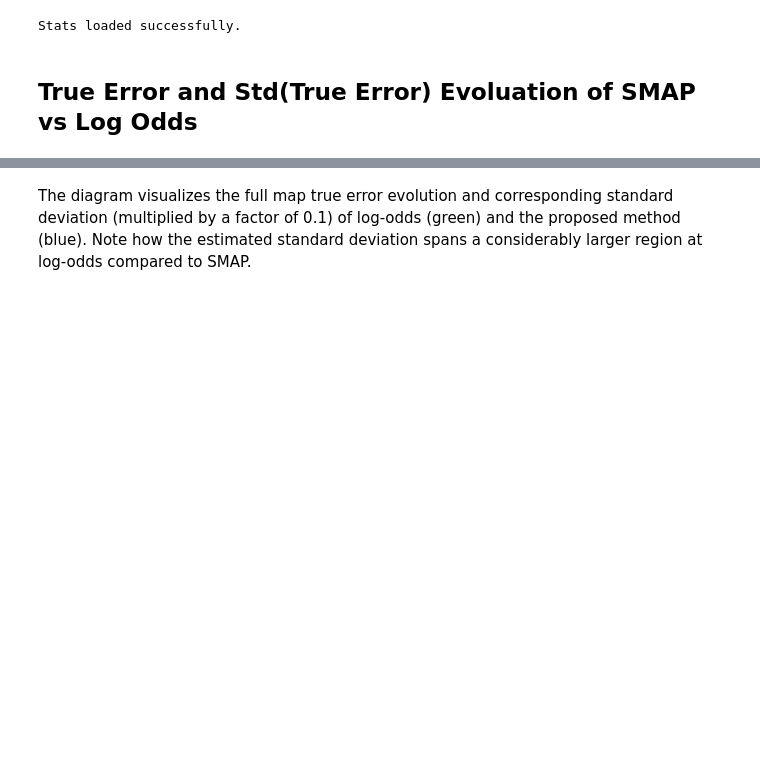
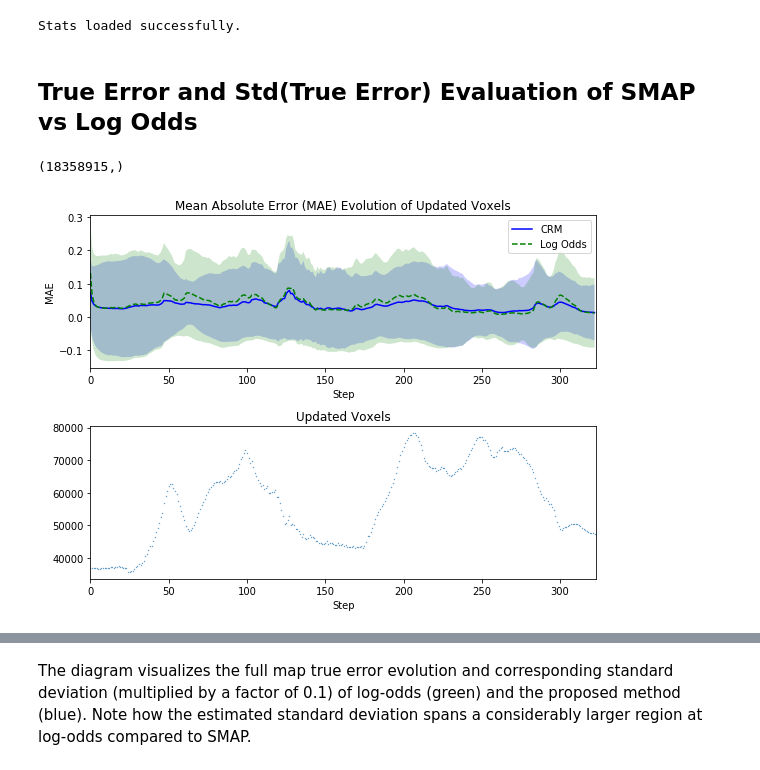
Before and after one commit to pnvyshnav/smap_PD, a Jupyter notebook: stats/Mapping Evaluation.ipynb, the cells around one changed output, grey strips where cells are left out. Drawn from its saved outputs; the diff is of its cells as text; code cells hidden in the pictures; blank space fills up the shorter version.

```diff
--- a/stats/Mapping Evaluation.ipynb
+++ b/stats/Mapping Evaluation.ipynb
@@ -33,6 +42,65 @@ else:
 # %% [output]
 Stats loaded successfully.
 # %% [markdown]
-## True Error and Std(True Error) Evoluation of SMAP vs Log Odds
+## True Error and Std(True Error) Evaluation of SMAP vs Log Odds
+# %%
+%matplotlib inline
+import numpy as np
+fig, (ax, ax2) = plt.subplots(2, 1, figsize=(8, 6))
+ax.set_title("Mean Absolute Error (MAE) Evolution of Updated Voxels")
+
+FACTOR = 0.01
+errBelief = np.abs(np.array(stats.errorCompleteUpdatedBelief))
+stdBelief = np.array(stats.stdCompleteUpdatedBelief)
+errLogOdds = np.abs(np.array(stats.errorCompleteUpdatedLogOdds))
+stdLogOdds = np.array(stats.stdCompleteUpdatedLogOdds)
+print errBelief.shape
+
+meanBelief = []
+minBelief = []
+maxBelief = []
+meanLogOdds = []
+minLogOdds = []
+maxLogOdds = []
+start = 0
+for step, updated in enumerate(stats.updatedVoxels):
+    if updated == 0:
+        meanBelief.append(np.nan)
+        minBelief.append(np.nan)
+        maxBelief.append(np.nan)
+        meanLogOdds.append(np.nan)
+        minLogOdds.append(np.nan)
+        maxLogOdds.append(np.nan)
+        continue
+    meanBelief.append(np.mean(errBelief[start:start+updated]))
+    minBelief.append(meanBelief[-1] - np.std(errBelief[start:start+updated])) #np.min(errBelief[start:start+updated]))
+    maxBelief.append(meanBelief[-1] + np.std(errBelief[start:start+updated])) #np.max(errBelief[start:start+updated]))
+    meanLogOdds.append(np.mean(errLogOdds[start:start+updated]))
+    minLogOdds.append(meanLogOdds[-1] - np.std(errLogOdds[start:start+updated])) #np.min(errLogOdds[start:start+updated]))
+    maxLogOdds.append(meanLogOdds[-1] + np.std(errLogOdds[start:start+updated])) #np.max(errLogOdds[start:start+updated]))
+    start += updated
+
+x = list(range(len(meanBelief)))
+ax.fill_between(x, minBelief, maxBelief,
+    alpha=0.2, facecolor='b', edgecolor='none', antialiased=True)
+ax.fill_between(x, minLogOdds, maxLogOdds,
+    alpha=0.2, facecolor='g', edgecolor='none', antialiased=True)
+ax.plot(meanBelief, label="CRM", color='b')
+ax.plot(meanLogOdds, label="Log Odds", linestyle='dashed', color='g')
+
+ax2.scatter(range(len(stats.updatedVoxels)), stats.updatedVoxels, s=0.1)
+ax2.set_title("Updated Voxels")
+ax2.set_xlabel("Step")
+ax2.set_xlim([0, len(stats.updatedVoxels)])
+
+ax.legend()
+ax.set_xlim([0, len(stats.updatedVoxels)])
+ax.set_xlabel("Step")
+ax.set_ylabel("MAE")
+plt.tight_layout()
+plt.savefig("error_evolution.pdf")
+# %% [output]
+(18358915,)
+[figure, added]
 # %%
 %matplotlib inline
```
Also changed, not shown: parts of 6 cells of this notebook, 23 other files.
